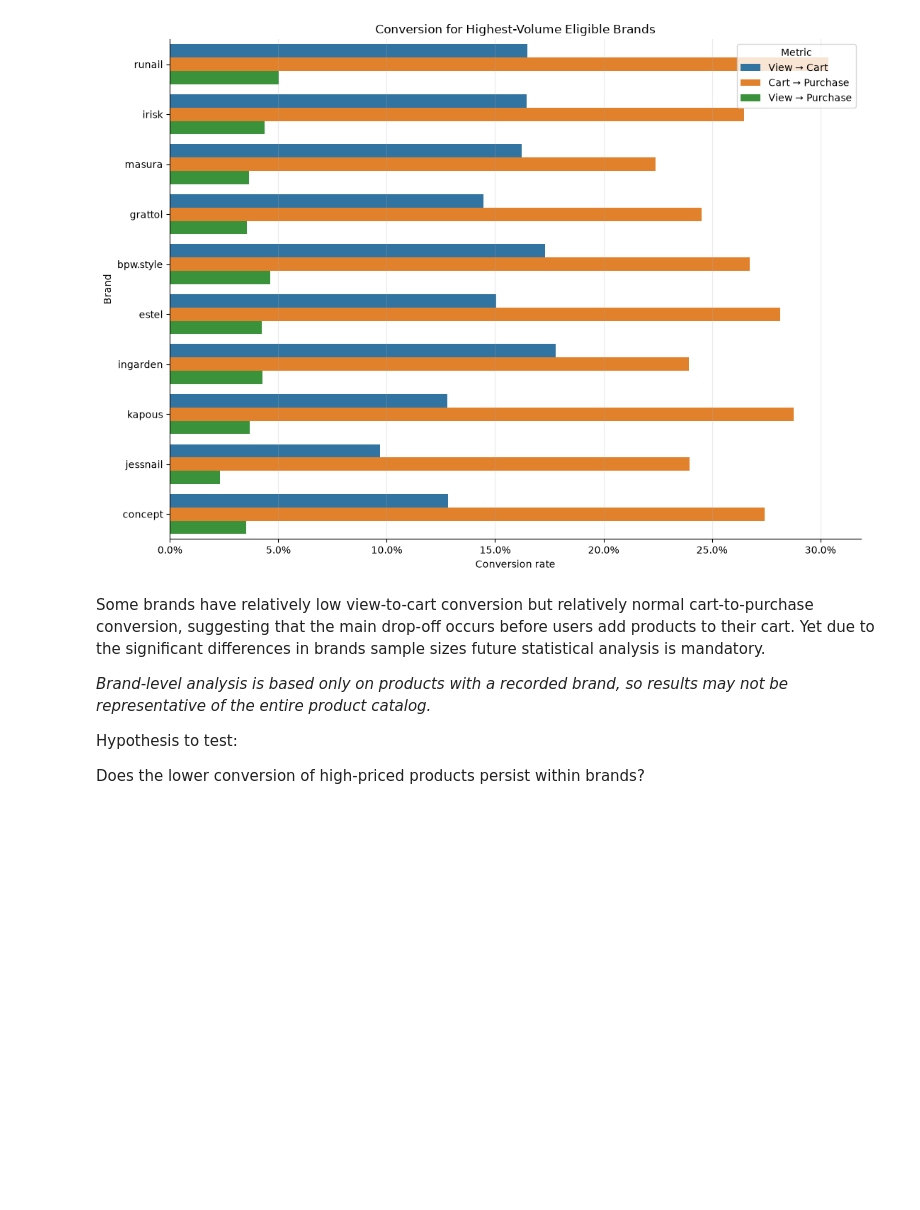
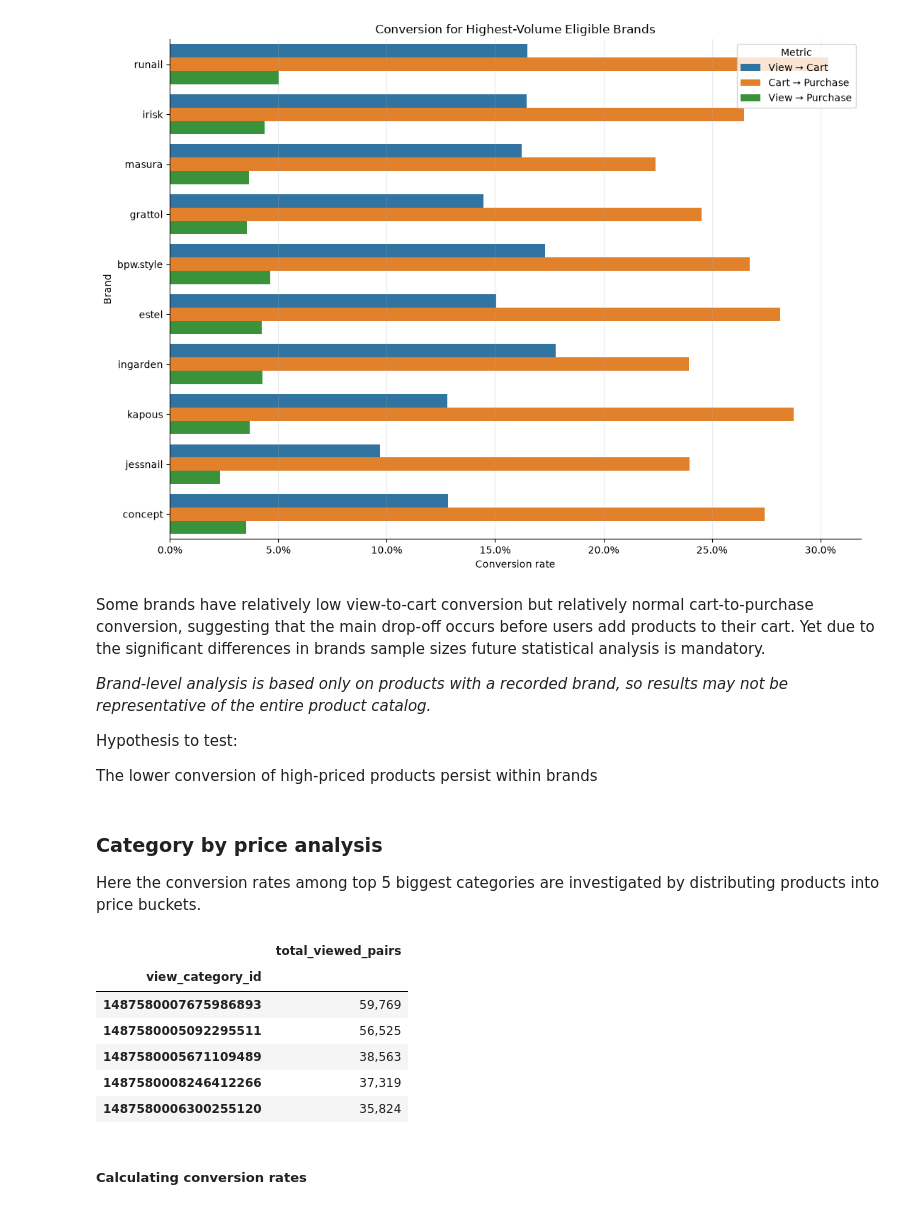
Before and after one commit to moriyuko/ecommerce-product-analysis, a Jupyter notebook: notebook.ipynb, the cells around one changed output. Drawn from its saved outputs; the diff is of its cells as text; code cells hidden in the pictures; blank space fills up the shorter version.

```diff
--- a/notebook.ipynb
+++ b/notebook.ipynb
@@ -1773,4 +1773,38 @@ Some brands have relatively low view-to-cart conversion but relatively normal ca
 
 Hypothesis to test:
 
-Does the lower conversion of high-priced products persist within brands?
+The lower conversion of high-priced products persist within brands
+# %% [markdown]
+### Category by price analysis
+
+Here the conversion rates among top 5 biggest categories are investigated by distributing products into price buckets.
+# %%
+TOP_CATEGORY_COUNT = 5
+
+top_category_volume = (
+    characteristic_funnel
+    .groupby("view_category_id", dropna=True)
+    .agg(
+        total_viewed_pairs=("reached_view", "sum"),
+    )
+    .nlargest(
+        TOP_CATEGORY_COUNT,
+        "total_viewed_pairs",
+    )
+)
+
+top_category_ids = top_category_volume.index.tolist()
+
+display(
+    top_category_volume.style.format({
+        "total_viewed_pairs": "{:,.0f}",
+    })
+)
+# %% [output]
+|  | total_viewed_pairs |
+| view_category_id |  |
+| 1487580007675986893 | 59,769 |
+| 1487580005092295511 | 56,525 |
+| 1487580005671109489 | 38,563 |
+| 1487580008246412266 | 37,319 |
+| 1487580006300255120 | 35,824 |
@@ -1776,0 +1854,2 @@ Does the lower conversion of high-priced products persist within brands?
+# %% [markdown]
+##### Calculating conversion rates
```
Also changed, not shown: parts of 9 cells of this notebook.
